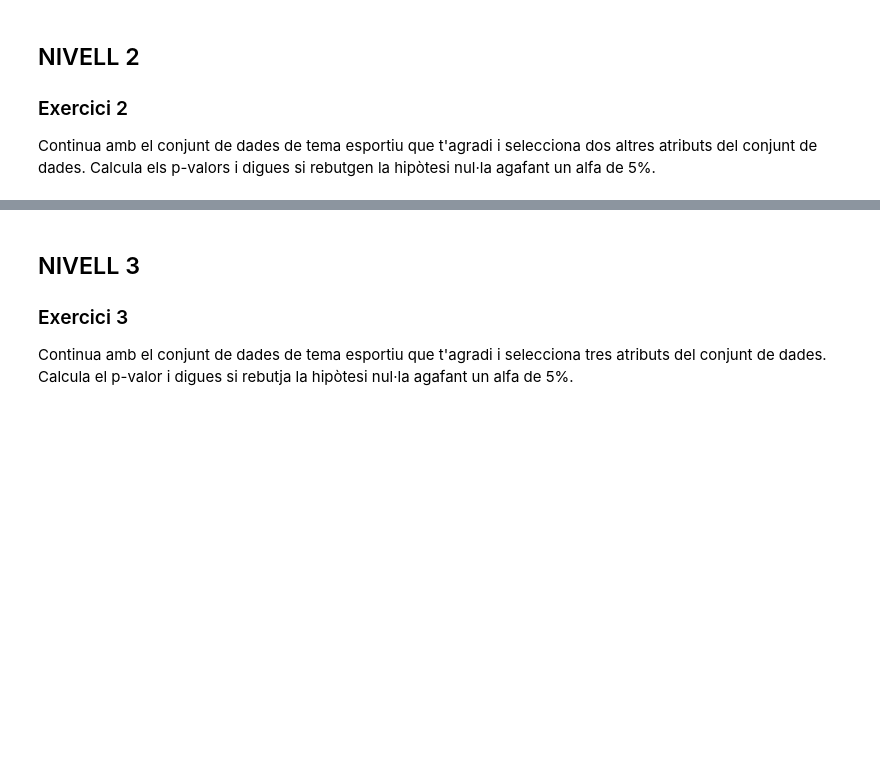
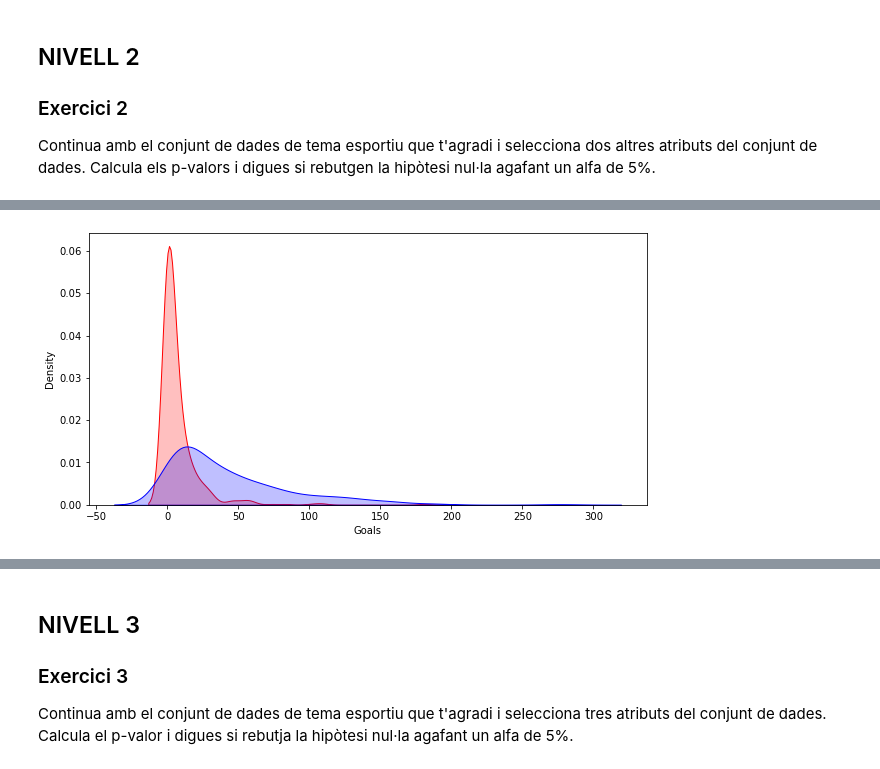
Before and after one commit to anmaba/Hypothesis-testing, a Jupyter notebook: Sprint 7 T01.ipynb, the cells around one changed output, grey strips where cells are left out. Saved outputs shown, nothing was run; the diff lists cells and outputs as text; code cells hidden in the pictures; blank space fills up the shorter version.

```diff
--- a/Sprint 7 T01.ipynb
+++ b/Sprint 7 T01.ipynb
@@ -222,0 +352,9 @@ Continua amb el conjunt de dades de tema esportiu que t'agradi i selecciona dos
+# %%
+#Faig un gràfic amb la comparació dels dos datasets complerts
+
+plt.figure(figsize=(10,5))
+fig = sns.kdeplot(women['Goals'], shade=True, color="r")
+fig = sns.kdeplot(women['Caps'], shade=True, color="b")
+plt.show()
+# %% [output]
+[figure, added]
```
Also changed, not shown: parts of 24 cells of this notebook, 1 other file.
